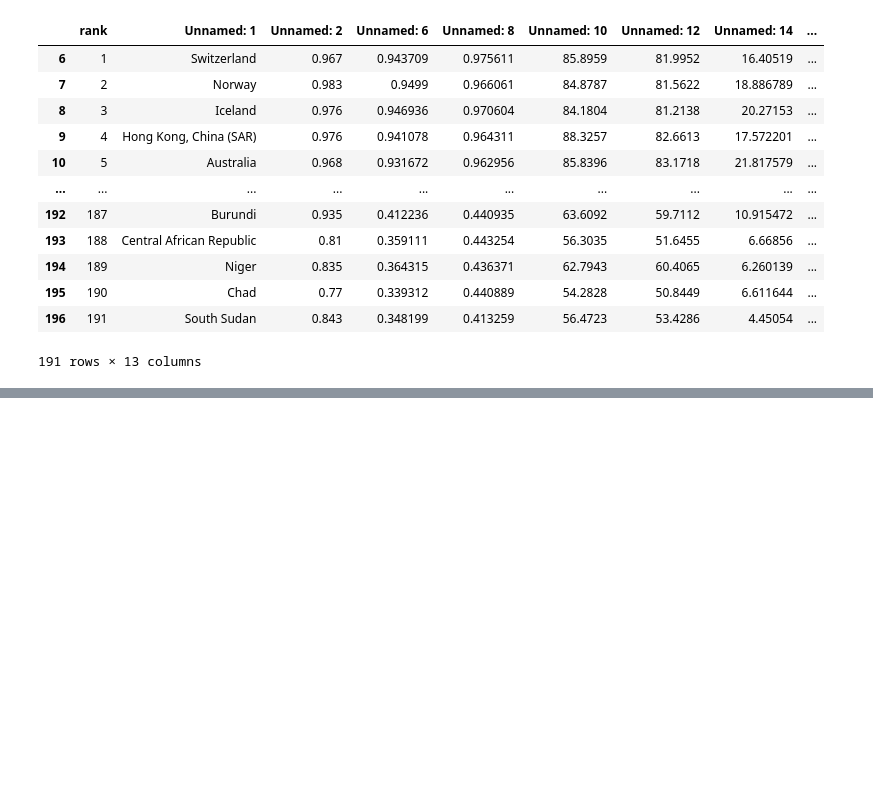
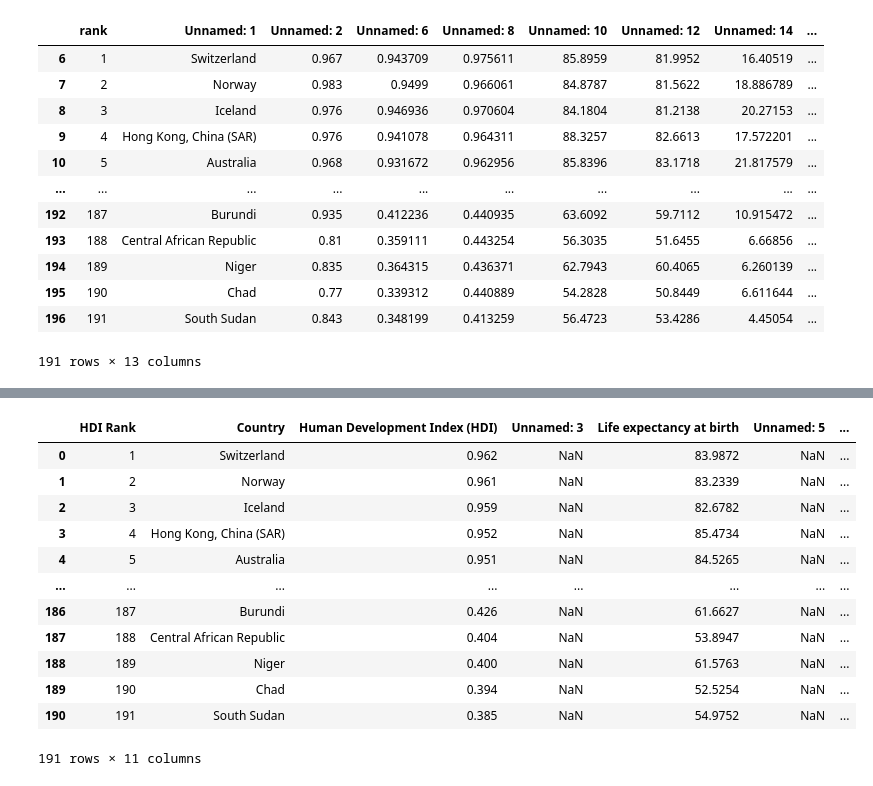
Before and after one commit to XiaoLiang28/vis, a Jupyter notebook: ps6.ipynb, the cells around one changed output, grey strips where cells are left out. Saved outputs shown, nothing was run; the diff lists cells and outputs as text; code cells hidden in the pictures; blank space fills up the shorter version.

```diff
--- a/ps6.ipynb
+++ b/ps6.ipynb
@@ -237,0 +238,16 @@ iplot(fig)
+# %%
+hd
+# %% [output]
+|  | HDI Rank | Country | Human Development Index (HDI) | Unnamed: 3 | Life expectancy at birth | Unnamed: 5 | ... |
+| 0 | 1 | Switzerland | 0.962 | NaN | 83.9872 | NaN | ... |
+| 1 | 2 | Norway | 0.961 | NaN | 83.2339 | NaN | ... |
+| 2 | 3 | Iceland | 0.959 | NaN | 82.6782 | NaN | ... |
+| 3 | 4 | Hong Kong, China (SAR) | 0.952 | NaN | 85.4734 | NaN | ... |
+| 4 | 5 | Australia | 0.951 | NaN | 84.5265 | NaN | ... |
+| ... | ... | ... | ... | ... | ... | ... | ... |
+| 186 | 187 | Burundi | 0.426 | NaN | 61.6627 | NaN | ... |
+| 187 | 188 | Central African Republic | 0.404 | NaN | 53.8947 | NaN | ... |
+| 188 | 189 | Niger | 0.400 | NaN | 61.5763 | NaN | ... |
+| 189 | 190 | Chad | 0.394 | NaN | 52.5254 | NaN | ... |
+| 190 | 191 | South Sudan | 0.385 | NaN | 54.9752 | NaN | ... |
+191 rows × 11 columns
```
Also changed, not shown: parts of 6 cells of this notebook.
